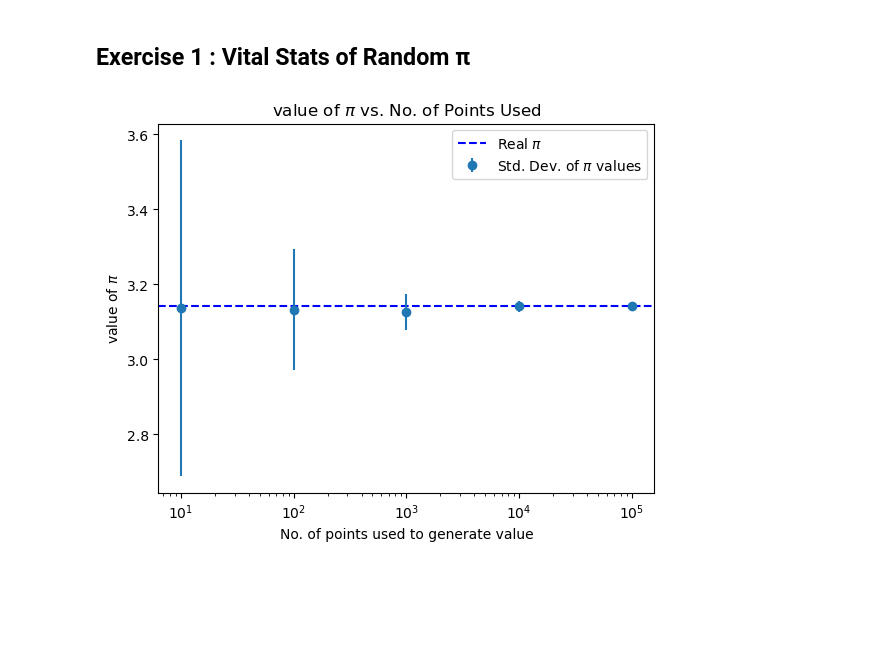
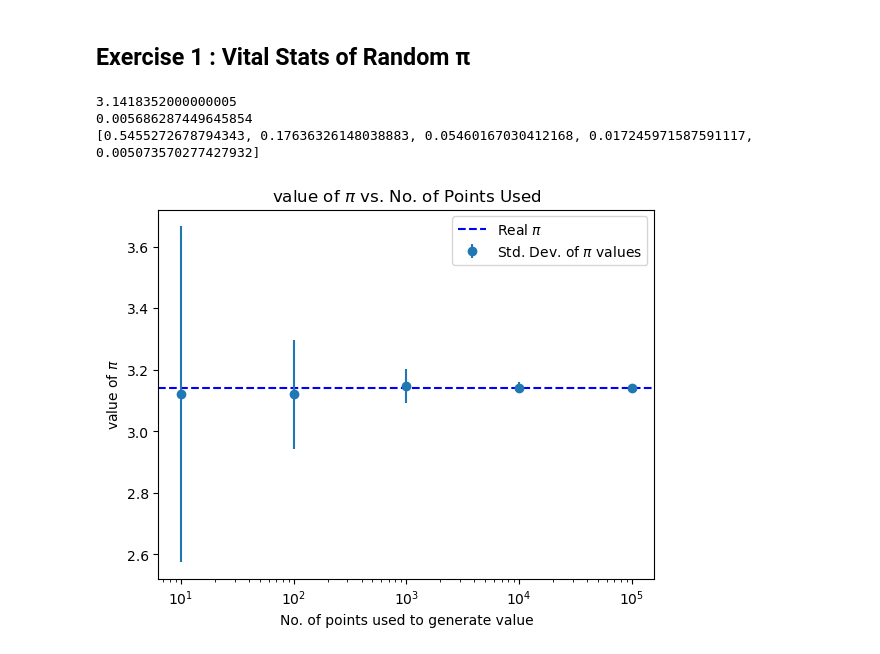
Before and after one commit to SPS-SP2273/learning-portfolio-yugan01, a Jupyter notebook: random numbers/random_numbers_(good).ipynb, the cells around one changed output. Saved outputs shown, nothing was run; the diff lists cells and outputs as text; code cells hidden in the pictures; blank space fills up the shorter version.

```diff
--- a/random numbers/random_numbers_(good).ipynb
+++ b/random numbers/random_numbers_(good).ipynb
@@ -164,37 +164,54 @@ N_green=np.sum((x**2+y**2) <= 1)
 # %% [markdown]
 ## Exercise 1 :  Vital Stats of Random π
 # %%
+from matplotlib import pyplot as plt
 def estimate_pi(n):
     x=rnd.rand(n)
     y=rnd.rand(n)
     N_green=np.sum((x**2+y**2) <= 1)
 
     return 4 * (N_green / n)
-
+lis = [estimate_pi(i) for _ in range(100)]
+mean1 = np.mean(lis)
+print(mean1)
+std1 = np.std(lis)
+print(std1)
 y = []
 sd = []
 mean = []
 
 x = np.array([10, 100, 1000, 10_000, 100_000])
 for i in x:
     r = [estimate_pi(i) for _ in range(100)]
     y.append(r)
     mean.append(np.mean(r))
     sd.append(np.std(r))
 
+#y = [estimate_pi(i) for i in x]
+Y_value = []
+Y_ERR = []
+for o in x:
+    j = [estimate_pi(o) for i in range(100)]
+    Y_value.append(np.mean(j))
+    Y_ERR.append(np.std(j))
+
+plot(x, Y_value, yerr = Y_ERR)
 ''''
 fig, ax = plt.subplots(ncols = 1, nrows = 1)
 ax.set.axhline(np.pi, ls = '--', c = 'blue')
 ax[0].set.xscale('log')
 '''''
 
 plt.axhline(np.pi, ls = '--', c = 'blue', label = 'Real $\pi$')
 plt.errorbar(x, mean, fmt = 'o', yerr = sd, label = r'Std. Dev. of $\pi$ values')
 plt.xlabel('No. of points used to generate value')
 plt.ylabel('value of ' + r'$\pi$')
 plt.xscale('log')
 plt.title('value of ' + r'$\pi$' + ' vs. No. of Points Used')
 plt.legend(loc = 'upper right')
 plt.show()
 # %% [output]
+3.1418352000000005
+0.005686287449645854
+[0.5455272678794343, 0.17636326148038883, 0.05460167030412168, 0.017245971587591117, 0.005073570277427932]
-[figure, old version]
+[figure, new version]
```
Also changed, not shown: parts of 2 cells of this notebook.
